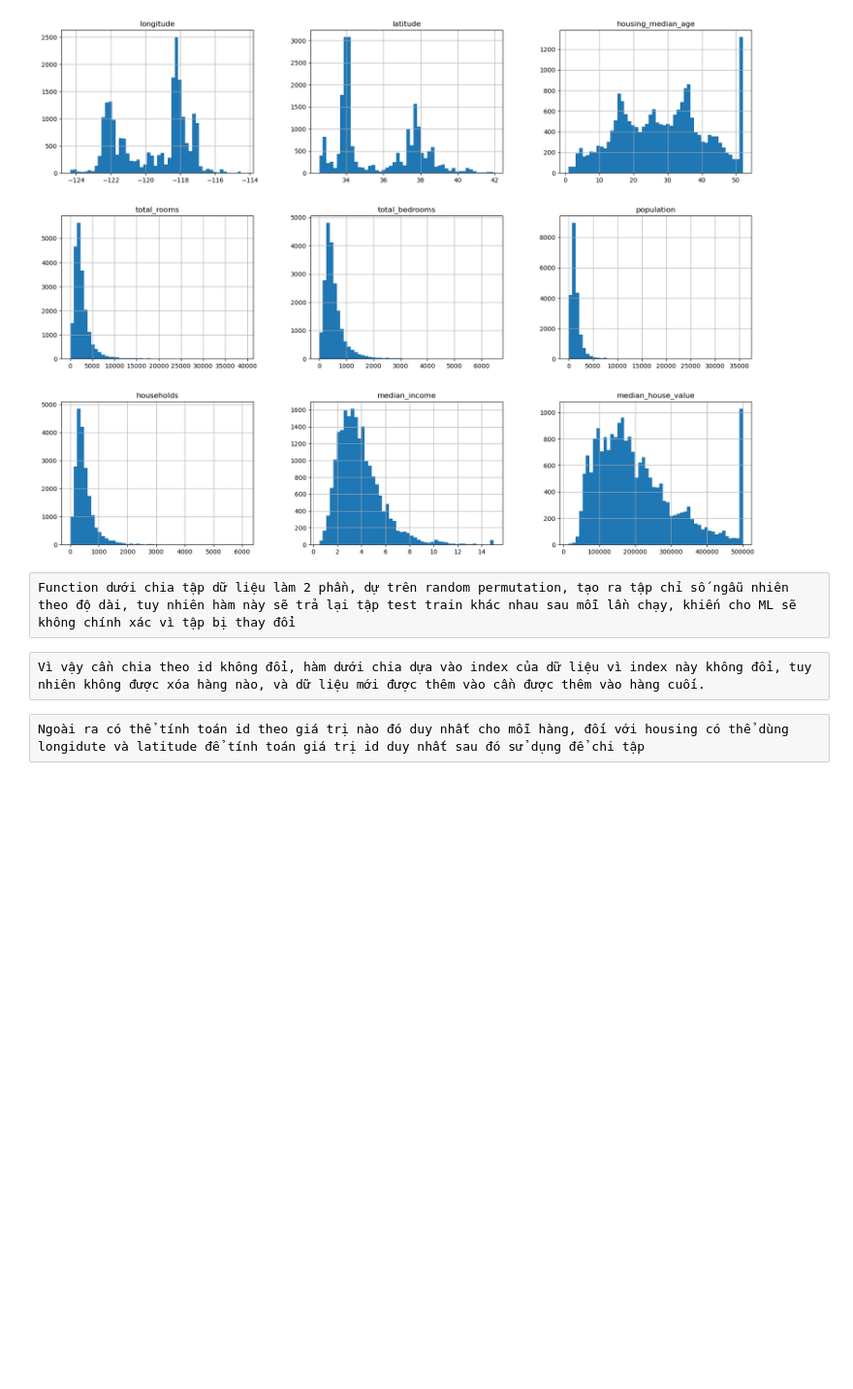
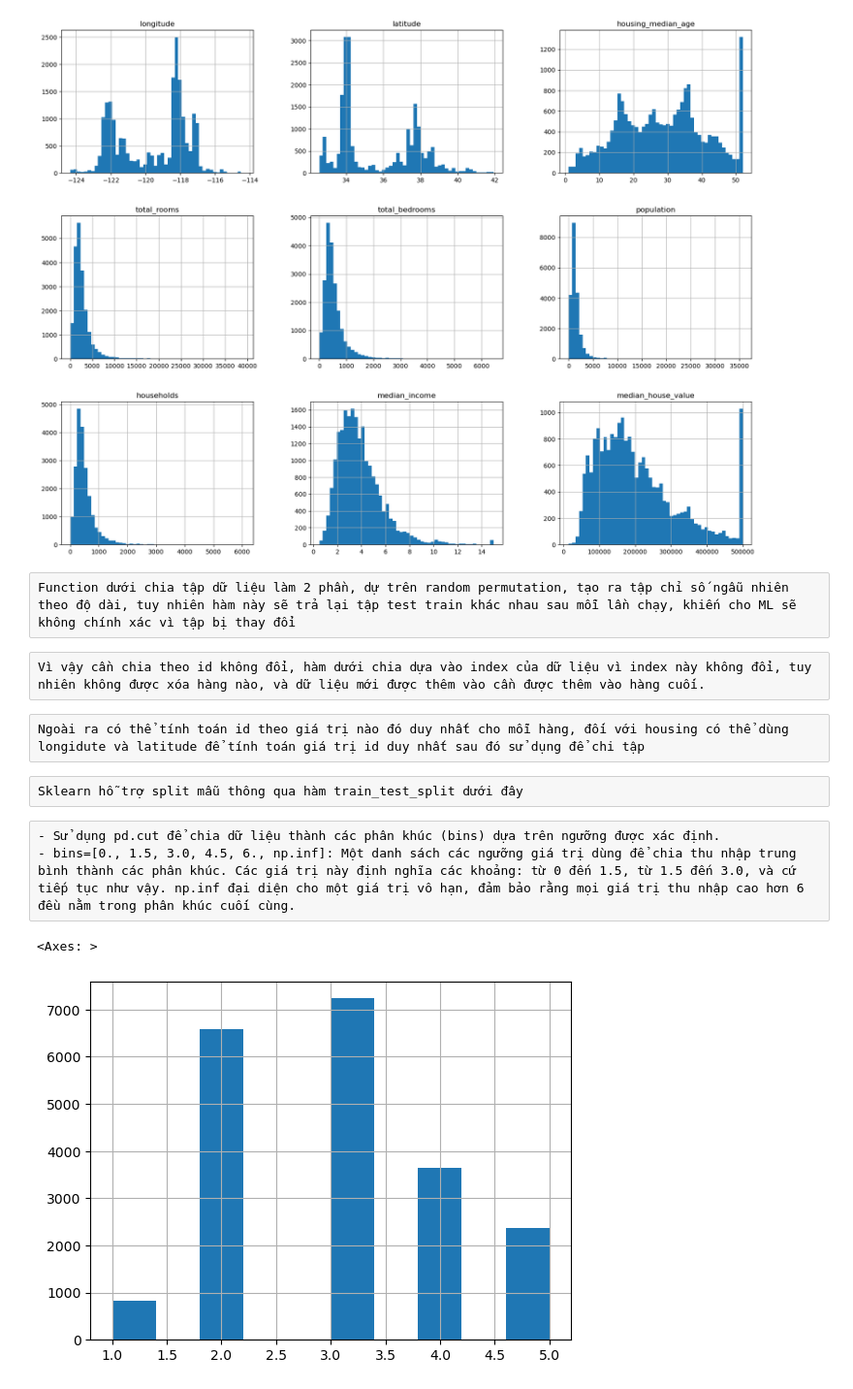
Before and after one commit to vuongle-vigo/Hands-On-Machine-Learning-Lab, a Jupyter notebook: Chapter 2. End-to-End Ma.ipynb, the cells around one changed output. Shown: that part at 97% size. Drawn from its saved outputs; the diff is of its cells as text; code cells hidden in the pictures; blank space fills up the shorter version.

```diff
--- a/Chapter 2. End-to-End Ma.ipynb
+++ b/Chapter 2. End-to-End Ma.ipynb
@@ -108,3 +108,5 @@ Ngoài ra có thể tính toán id theo giá trị nào đó duy nhất cho mỗ
 # %%
 # housing_with_id["id"] = housing["longitude"] * 1000 + housing["latitude"]
 # train_set, test_set = split_train_test_by_id(housing_with_id, 0.2, "id")
+# %% [raw]
+Sklearn hỗ trợ split mẫu thông qua hàm train_test_split dưới đây
@@ -110,0 +117,11 @@ Ngoài ra có thể tính toán id theo giá trị nào đó duy nhất cho mỗ
+# %% [raw]
+- Sử dụng pd.cut để chia dữ liệu thành các phân khúc (bins) dựa trên ngưỡng được xác định.
+- bins=[0., 1.5, 3.0, 4.5, 6., np.inf]: Một danh sách các ngưỡng giá trị dùng để chia thu nhập trung bình thành các phân khúc. Các giá trị này định nghĩa các khoảng: từ 0 đến 1.5, từ 1.5 đến 3.0, và cứ tiếp tục như vậy. np.inf đại diện cho một giá trị vô hạn, đảm bảo rằng mọi giá trị thu nhập cao hơn 6 đều nằm trong phân khúc cuối cùng.
+# %%
+housing["income_cat"] = pd.cut(housing["median_income"], bins=[0., 1.5, 3.0, 4.5, 6., np.inf],
+                               labels=[1, 2, 3, 4, 5])
+# %%
+housing["income_cat"].hist()
+# %% [output]
+<Axes: >
+[figure, added]
```
Also changed, not shown: parts of 2 cells of this notebook.
